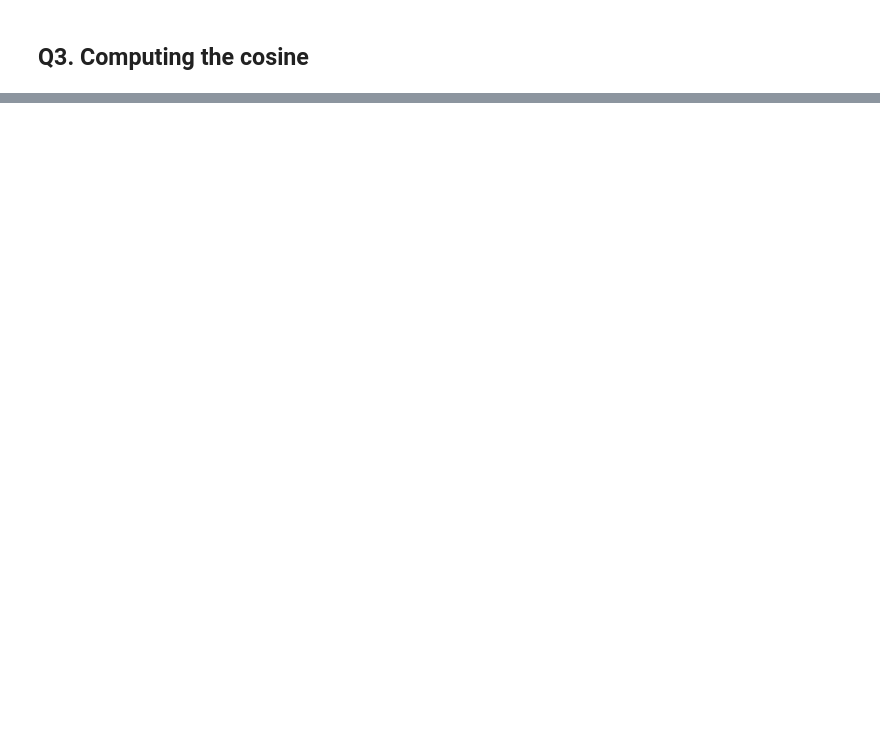
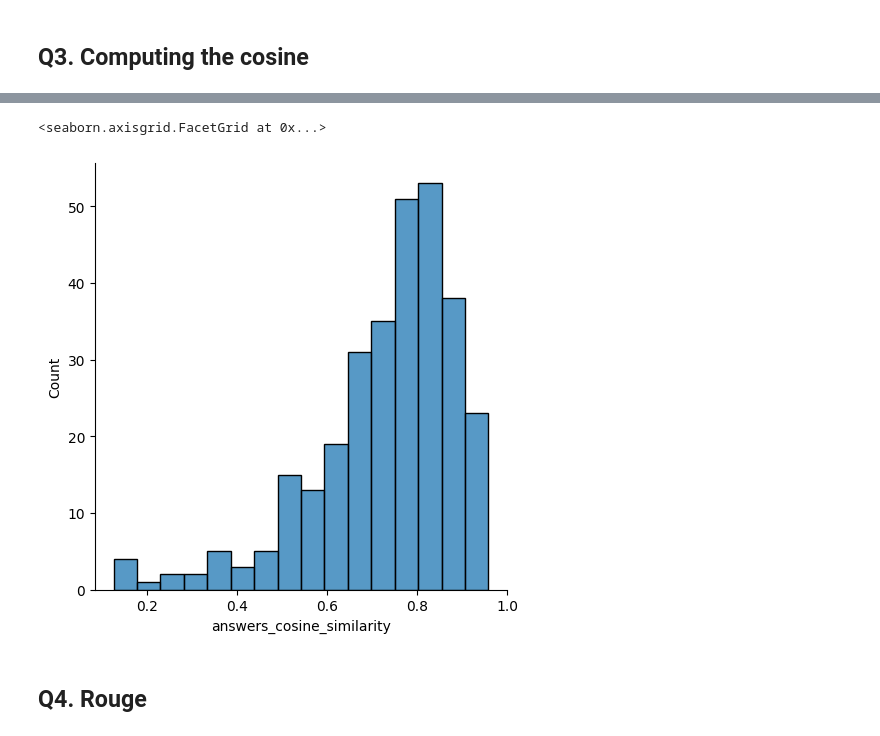
Before and after one commit to brut0/llm-zoomcamp, a Jupyter notebook: 04-monitoring/LLM_Zoomcamp_2024_4_homework.ipynb, the cells around one changed output, grey strips where cells are left out. Drawn from its saved outputs; the diff is of its cells as text; code cells hidden in the pictures; blank space fills up the shorter version.

```diff
--- a/04-monitoring/LLM_Zoomcamp_2024_4_homework.ipynb
+++ b/04-monitoring/LLM_Zoomcamp_2024_4_homework.ipynb
@@ -147,0 +161,9 @@ np.percentile(evaluations, 75)
+# %%
+import seaborn as sns
+
+sns.displot(df['answers_cosine_similarity'])
+# %% [output]
+<seaborn.axisgrid.FacetGrid at 0x...>
+[figure, added]
+# %% [markdown]
+## Q4. Rouge
```
Also changed, not shown: parts of 14 cells of this notebook.
